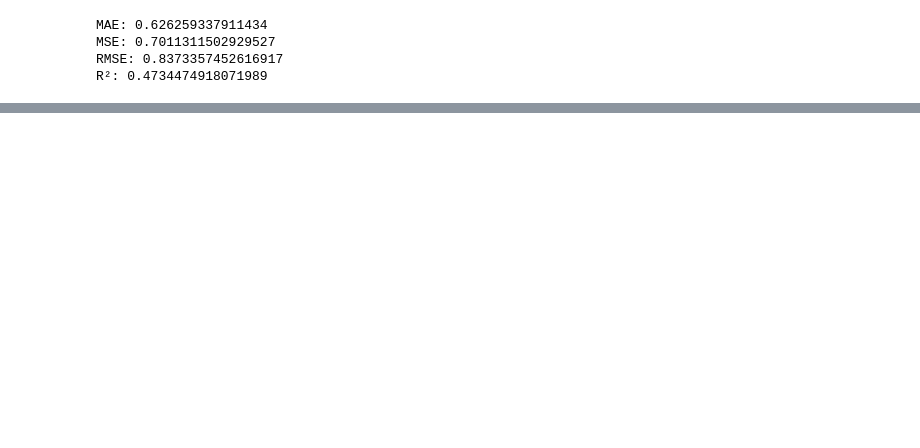
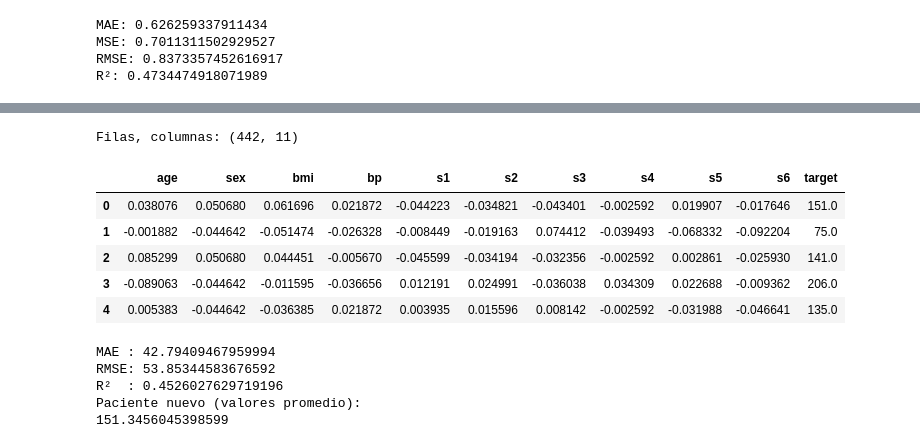
Before and after one commit to carlosgomezagrafojo/Modelos_Regresion, a Jupyter notebook: regresion.ipynb, the cells around one changed output, grey strips where cells are left out. Saved outputs shown, nothing was run; the diff lists cells and outputs as text; code cells hidden in the pictures; blank space fills up the shorter version.

```diff
--- a/regresion.ipynb
+++ b/regresion.ipynb
@@ -144,0 +291,40 @@ R²: 0.011156305266710742
+# %%
+from sklearn.datasets import load_diabetes
+
+diab = load_diabetes(as_frame=True)  # cargamos el dataset de diabetes como DataFrame
+dfd = diab.frame  # dfd = diabetes frame (la tabla completa del dataset de diabetes)
+print("Filas, columnas:", dfd.shape)  # número de filas y columnas del dataset de diabetes
+dfd.head()  # primeras 5 filas del dataset de diabetes para echar un vistazo
+# %% [output]
+Filas, columnas: (442, 11)
+|  | age | sex | bmi | bp | s1 | s2 | s3 | s4 | s5 | s6 | target |
+| 0 | 0.038076 | 0.050680 | 0.061696 | 0.021872 | -0.044223 | -0.034821 | -0.043401 | -0.002592 | 0.019907 | -0.017646 | 151.0 |
+| 1 | -0.001882 | -0.044642 | -0.051474 | -0.026328 | -0.008449 | -0.019163 | 0.074412 | -0.039493 | -0.068332 | -0.092204 | 75.0 |
+| 2 | 0.085299 | 0.050680 | 0.044451 | -0.005670 | -0.045599 | -0.034194 | -0.032356 | -0.002592 | 0.002861 | -0.025930 | 141.0 |
+| 3 | -0.089063 | -0.044642 | -0.011595 | -0.036656 | 0.012191 | 0.024991 | -0.036038 | 0.034309 | 0.022688 | -0.009362 | 206.0 |
+| 4 | 0.005383 | -0.044642 | -0.036385 | 0.021872 | 0.003935 | 0.015596 | 0.008142 | -0.002592 | -0.031988 | -0.046641 | 135.0 |
+# %%
+X = dfd.drop(columns=["target"])  # X = todas las columnas excepto "target"
+Y = dfd["target"]  # Y = la columna "target" (variable dependiente, objetivo)
+
+X_train, X_test, Y_train, Y_test = train_test_split(X, Y, test_size=0.2, random_state=42)
+
+modelo = LinearRegression()  # creamos el modelo de regresión lineal
+modelo.fit(X_train, Y_train)  # entrenamos el modelo con los datos de train
+
+pred = modelo.predict(X_test)  # predicciones del modelo para los datos de test
+
+print("MAE :", mean_absolute_error(Y_test, pred))
+print("RMSE:", np.sqrt(mean_squared_error(Y_test, pred)))
+print("R²  :", r2_score(Y_test, pred))
+
+# paciente_nuevo = una tabla con una fila y las mismas columnas que X, con los valores promedio de cada columna
+paciente_nuevo = X.mean().to_frame().T
+print("Paciente nuevo (valores promedio):")
+print(modelo.predict(paciente_nuevo)[0])  # predicción del modelo para el paciente nuevo (valor de target)
+# %% [output]
+MAE : 42.79409467959994
+RMSE: 53.85344583676592
+R²  : 0.4526027629719196
+Paciente nuevo (valores promedio):
+151.3456045398599
```
Also changed, not shown: parts of 29 cells of this notebook.
